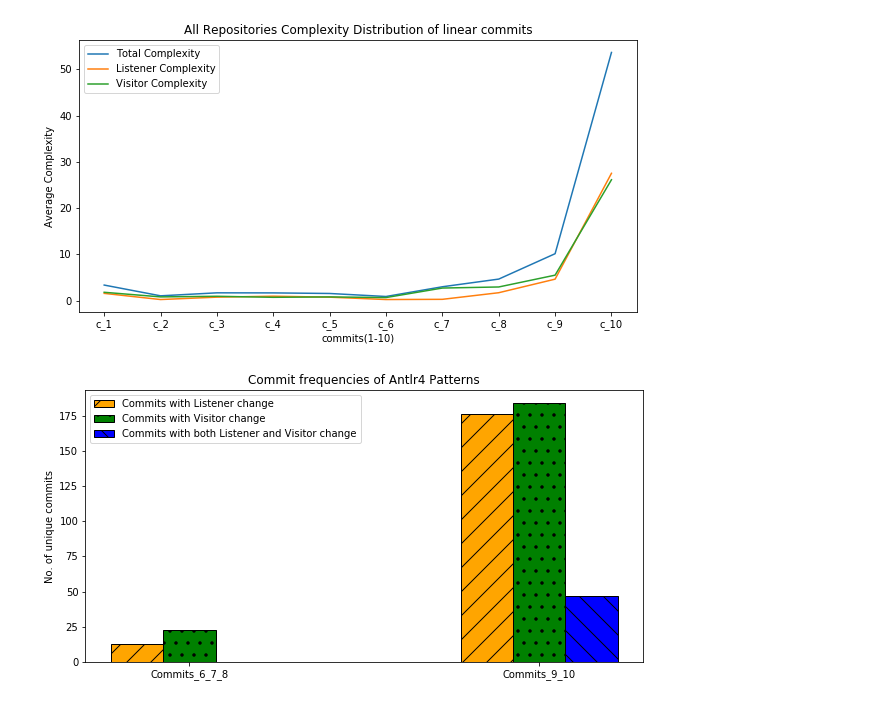
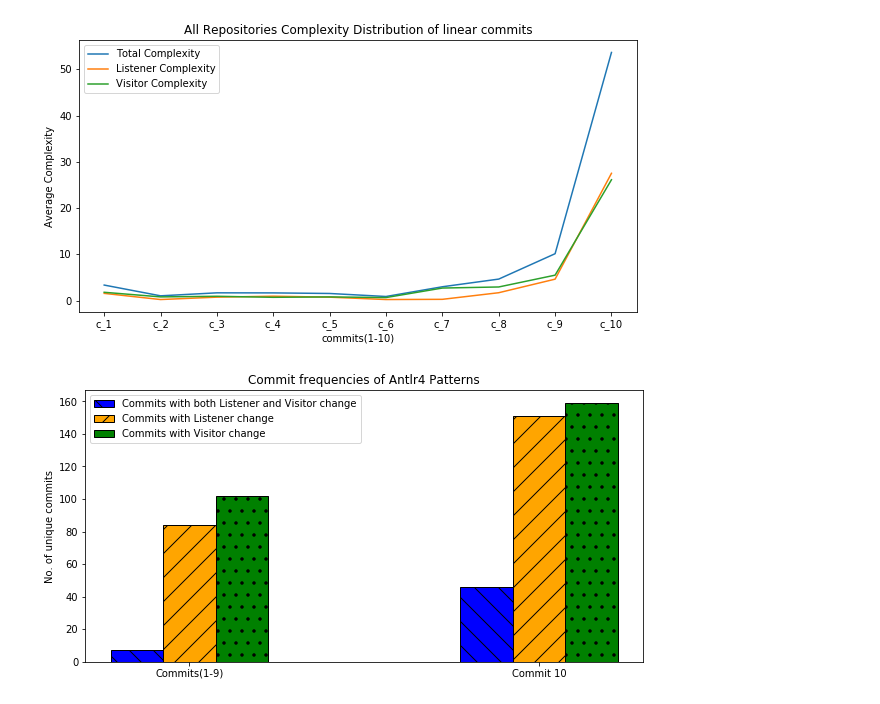
Before and after one commit to praveengadiyaram369/Antlr_Java_Repository_Miner, a Jupyter notebook: AnalyzingCommitHistories.ipynb, the cells around one changed output. Saved outputs shown, nothing was run; the diff lists cells and outputs as text; code cells hidden in the pictures.

Commit message:
added changes for switching repos

```diff
--- a/AnalyzingCommitHistories.ipynb
+++ b/AnalyzingCommitHistories.ipynb
@@ -26,9 +26,9 @@ def plot_bar_graph(x_values, listener_repo_cnt, visitor_repo_cnt, listener_visit
     width = 0.15 #_considering width as size of each bar
 
     #_plotting bar graphs for each fruit frequency
-    plt.bar(locations - 0.15, listener_repo_cnt, width, label='Commits with Listener change', color = "orange", edgecolor = "k", hatch="/")
-    plt.bar(locations , visitor_repo_cnt, width, label='Commits with Visitor change',  color = "green", edgecolor = "k", hatch=".")
-    plt.bar(locations + 0.15, listener_visitor_repo_cnt, width, label='Commits with both Listener and Visitor change',  color = "blue", edgecolor = "k", hatch="\\")
+    plt.bar(locations - 0.15, listener_visitor_repo_cnt, width, label='Commits with both Listener and Visitor change',  color = "blue", edgecolor = "k", hatch="\\")
+    plt.bar(locations, listener_repo_cnt, width, label='Commits with Listener change', color = "orange", edgecolor = "k", hatch="/")
+    plt.bar(locations + 0.15, visitor_repo_cnt, width, label='Commits with Visitor change',  color = "green", edgecolor = "k", hatch=".")
 
     #_mapping x labels to the graph
     plt.xticks(np.arange(len(x_values)), x_values)
@@ -152,14 +161,14 @@ listener_repo_cnt = []
 visitor_repo_cnt = []
 listener_visitor_repo_cnt =  []
 
-listener_repo_cnt.append(get_repo_pattern_cnt([5, 6, 7], 'listener_complexity'))
-listener_repo_cnt.append(get_repo_pattern_cnt([9, 10], 'listener_complexity'))
-visitor_repo_cnt.append(get_repo_pattern_cnt([5, 6, 7], 'visitor_complexity'))
-visitor_repo_cnt.append(get_repo_pattern_cnt([9, 10], 'visitor_complexity'))
-listener_visitor_repo_cnt.append(get_repo_pattern_cnt([5, 6, 7], 'listener_visitor'))
-listener_visitor_repo_cnt.append(get_repo_pattern_cnt([9, 10], 'listener_visitor'))
+listener_repo_cnt.append(get_repo_pattern_cnt(range(1, 10), 'listener_complexity'))
+listener_repo_cnt.append(get_repo_pattern_cnt([10], 'listener_complexity'))
+visitor_repo_cnt.append(get_repo_pattern_cnt(range(1, 10), 'visitor_complexity'))
+visitor_repo_cnt.append(get_repo_pattern_cnt([10], 'visitor_complexity'))
+listener_visitor_repo_cnt.append(get_repo_pattern_cnt(range(1, 10), 'listener_visitor'))
+listener_visitor_repo_cnt.append(get_repo_pattern_cnt([10], 'listener_visitor'))
 # %%
-x_values_bar_graph = ['Commits_6_7_8', 'Commits_9_10']
+x_values_bar_graph = ['Commits(1-9)', 'Commit 10']
 plot_bar_graph(x_values_bar_graph, listener_repo_cnt, visitor_repo_cnt, listener_visitor_repo_cnt)
 # %% [output]
-[figure, old version]
+[figure, new version]
```
Also changed, not shown: parts of 7 cells of this notebook.
